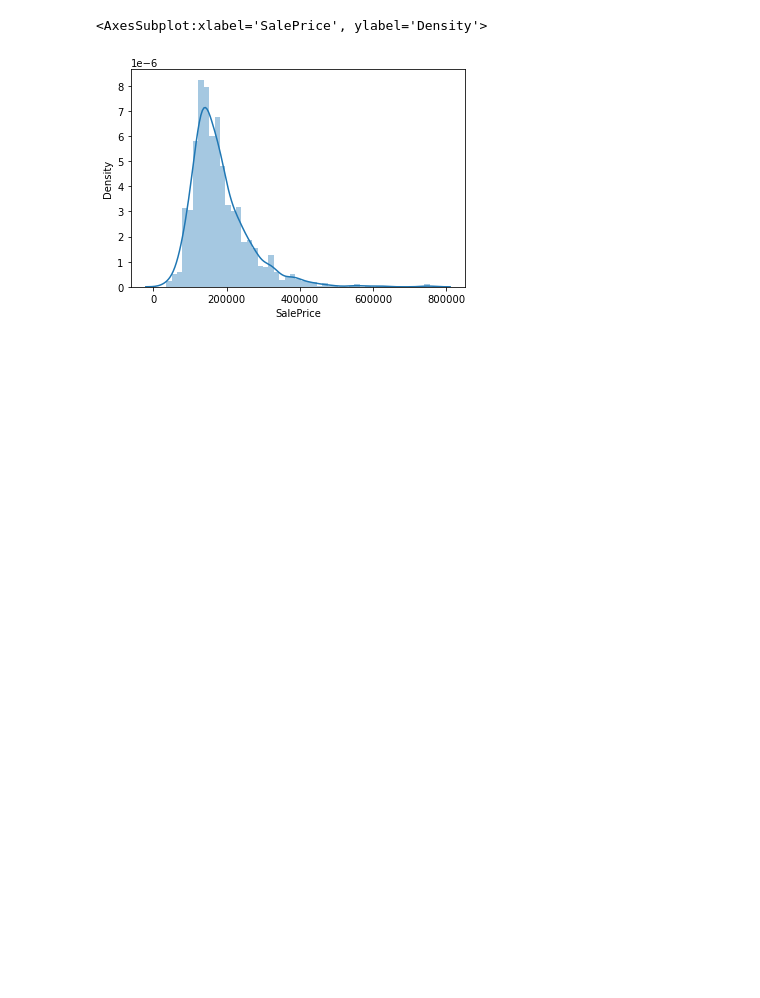
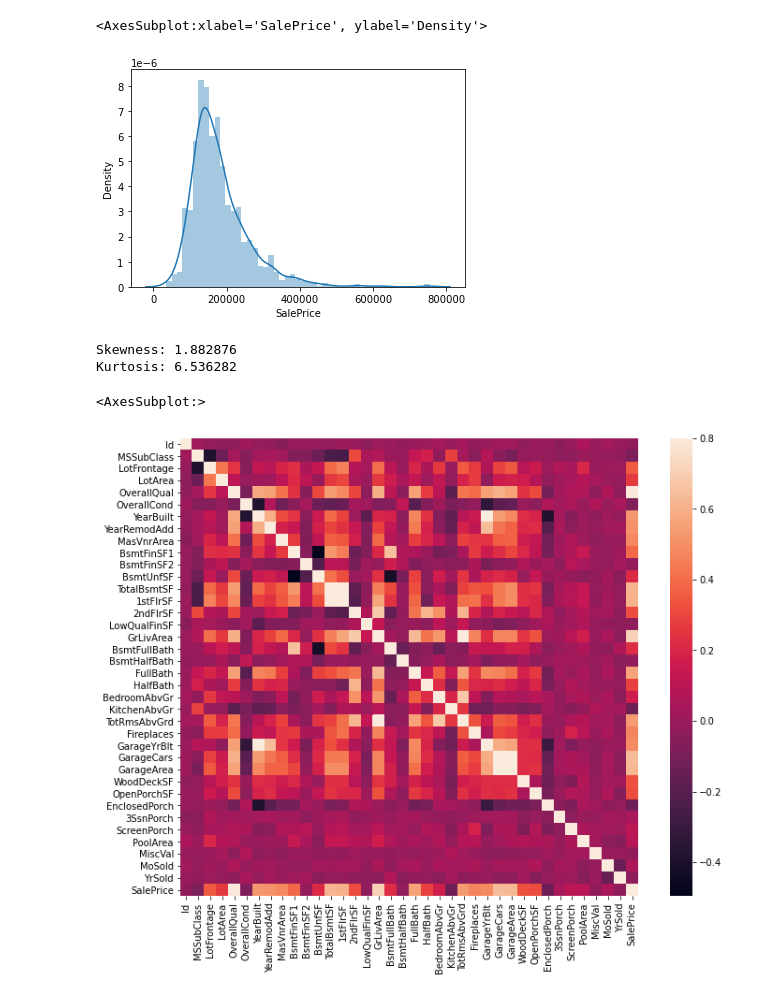
Before and after one commit to deimelperez/House-prices-kaggle, a Jupyter notebook: house_prices.ipynb, the cells around one changed output. Cells and saved outputs as stored; diff of their text form; code cells hidden in the pictures; blank space fills up the shorter version.

```diff
--- a/house_prices.ipynb
+++ b/house_prices.ipynb
@@ -17,3 +17,16 @@ sns.distplot(df_train['SalePrice'])
 # %% [output]
 <AxesSubplot:xlabel='SalePrice', ylabel='Density'>
 [figure]
+# %%
+print("Skewness: %f" % df_train['SalePrice'].skew())
+print("Kurtosis: %f" % df_train['SalePrice'].kurt())
+# %% [output]
+Skewness: 1.882876
+Kurtosis: 6.536282
+# %%
+corrmat = df_train.corr()
+f, ax = plt.subplots(figsize=(12, 9))
+sns.heatmap(corrmat, vmax=.8, square=True)
+# %% [output]
+<AxesSubplot:>
+[figure, added]
```
Also changed, not shown: parts of 1 cell of this notebook.
